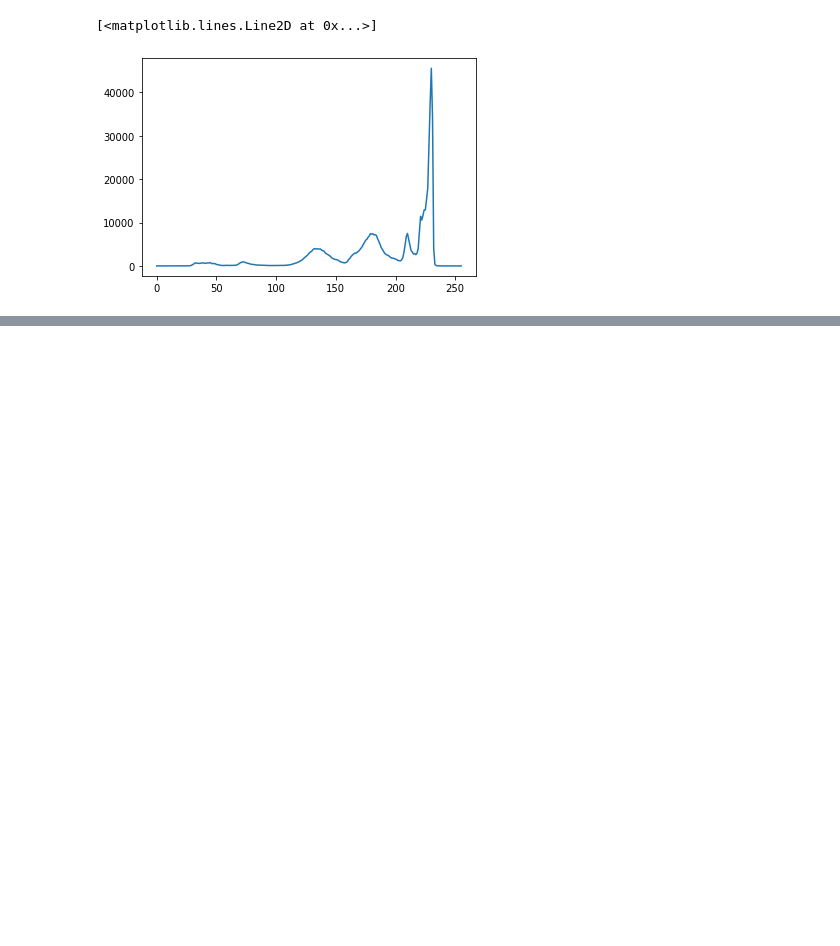
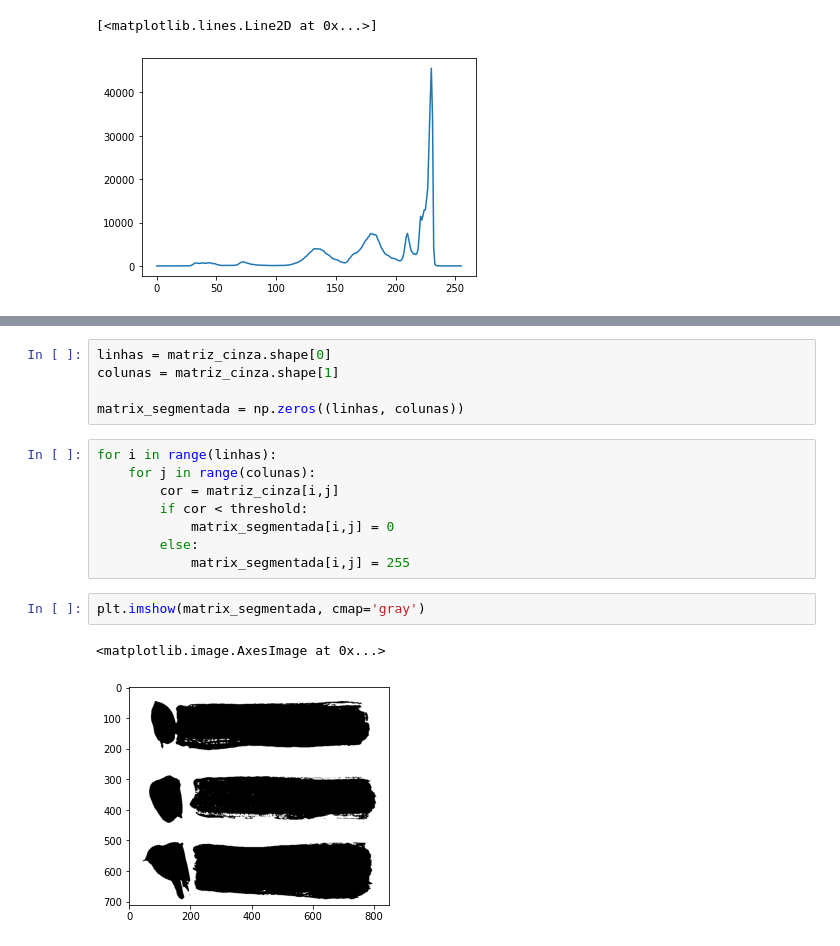
Before and after one commit to viniciusdenovaes/Unip212PI, a Jupyter notebook: prototipos/aula03_histograma.ipynb, the cells around one changed output, grey strips where cells are left out. Saved outputs shown, nothing was run; the diff lists cells and outputs as text; blank space fills up the shorter version.

```diff
--- a/prototipos/aula03_histograma.ipynb
+++ b/prototipos/aula03_histograma.ipynb
@@ -84,0 +92,18 @@ plt.plot(range(256), histograma)
+# %%
+linhas = matriz_cinza.shape[0]
+colunas = matriz_cinza.shape[1]
+
+matrix_segmentada = np.zeros((linhas, colunas))
+# %%
+for i in range(linhas):
+    for j in range(colunas):
+        cor = matriz_cinza[i,j]
+        if cor < threshold:
+            matrix_segmentada[i,j] = 0
+        else:
+            matrix_segmentada[i,j] = 255
+# %%
+plt.imshow(matrix_segmentada, cmap='gray')
+# %% [output]
+<matplotlib.image.AxesImage at 0x...>
+[figure, added]
```
Also changed, not shown: parts of 5 cells of this notebook.
